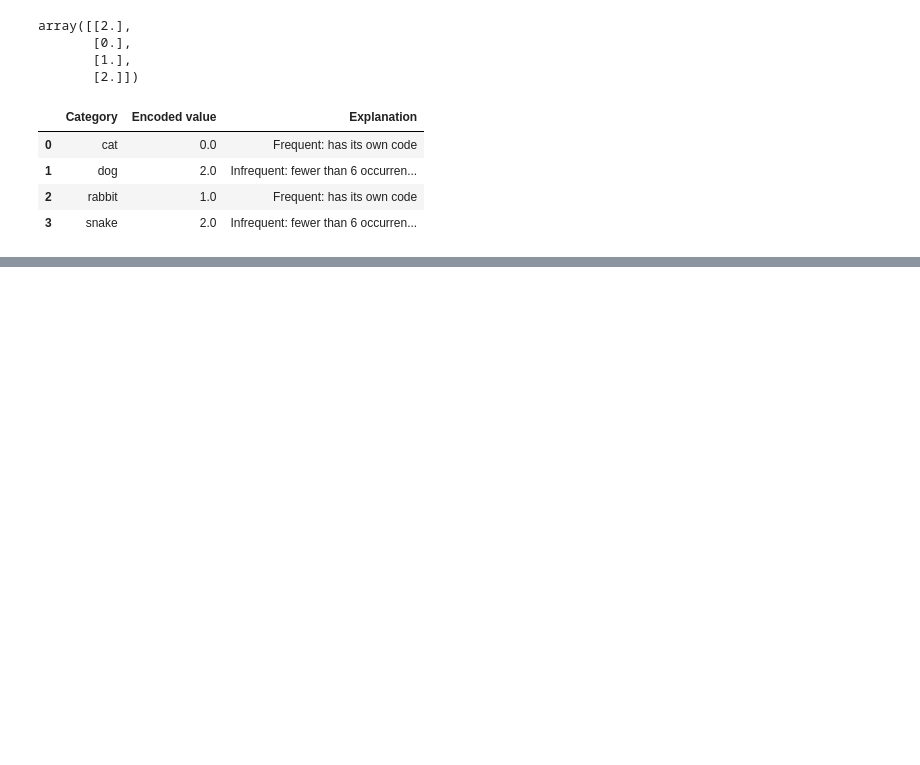
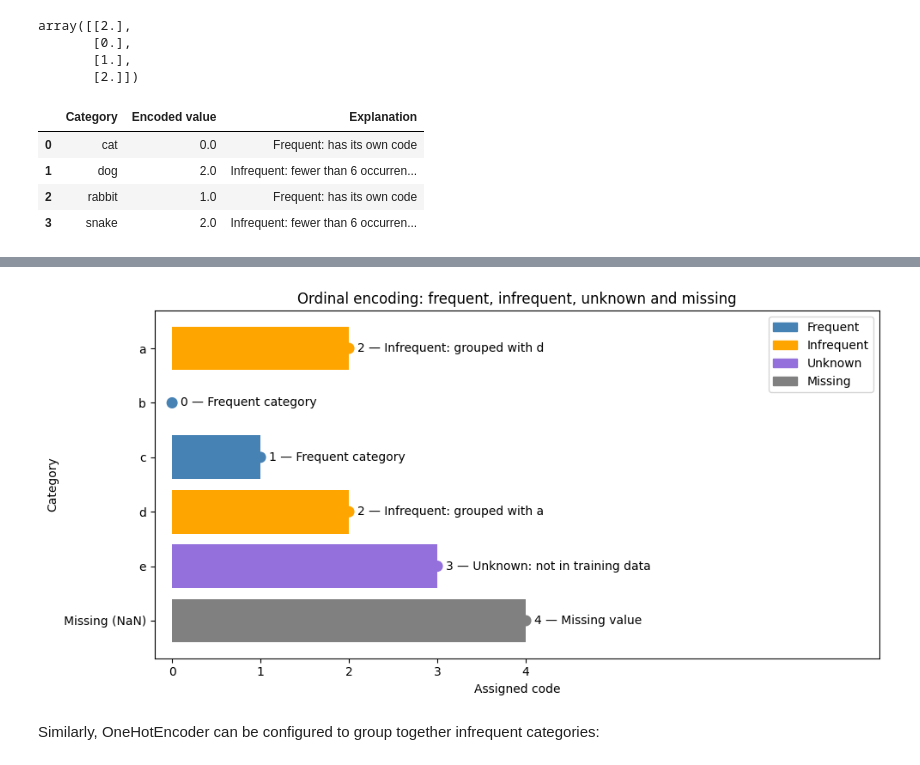
Before and after one commit to nirvana644/IATD-Machine-Learning-Algorithms, a Jupyter notebook: week_1_lesson_4_scikit.ipynb, the cells around one changed output, grey strips where cells are left out. Saved outputs shown, nothing was run; the diff lists cells and outputs as text; code cells hidden in the pictures; blank space fills up the shorter version.

```diff
--- a/week_1_lesson_4_scikit.ipynb
+++ b/week_1_lesson_4_scikit.ipynb
@@ -626,0 +703,10 @@ display(pd.DataFrame({
+# %%
+X_train = np.array(
+    [["a"] * 5 + ["b"] * 20 + ["c"] * 10 + ["d"] * 3 + [np.nan]],
+    dtype=object).T
+enc = preprocessing.OrdinalEncoder(
+    handle_unknown="use_encoded_value", unknown_value=3,
+    max_categories=3, encoded_missing_value=4)
+_ = enc.fit(X_train)
+X_test = np.array([["a"], ["b"], ["c"], ["d"], ["e"], [np.nan]], dtype=object)
+enc.transform(X_test)
@@ -626,0 +720,65 @@ display(pd.DataFrame({
+# %%
+import pandas as pd
+import matplotlib.pyplot as plt
+from matplotlib.patches import Patch
+
+codes = enc.transform(X_test).ravel().astype(int)
+
+labels = [
+    "Missing (NaN)" if pd.isna(value) else str(value)
+    for value in X_test[:, 0]
+]
+
+explanations = [
+    "Infrequent: grouped with d",
+    "Frequent category",
+    "Frequent category",
+    "Infrequent: grouped with a",
+    "Unknown: not in training data",
+    "Missing value"
+]
+
+colours = [
+    "orange", "steelblue", "steelblue",
+    "orange", "mediumpurple", "grey"
+]
+
+# Display all test categories and their meanings
+display(pd.DataFrame({
+    "Category": labels,
+    "Code": codes,
+    "Explanation": explanations
+}))
+
+# Plot the mapping
+fig, ax = plt.subplots(figsize=(10, 5))
+
+ax.barh(labels, codes, color=colours)
+ax.scatter(codes, labels, color=colours, s=70, zorder=3)
+
+for i, (code, explanation) in enumerate(zip(codes, explanations)):
+    ax.text(
+        code + 0.1, i,
+        f"{code} — {explanation}",
+        va="center"
+    )
+
+ax.invert_yaxis()
+ax.set(
+    xlabel="Assigned code",
+    ylabel="Category",
+    title="Ordinal encoding: frequent, infrequent, unknown and missing",
+    xticks=range(5),
+    xlim=(-0.2, 8)
+)
+
+ax.legend(handles=[
+    Patch(color="steelblue", label="Frequent"),
+    Patch(color="orange", label="Infrequent"),
+    Patch(color="mediumpurple", label="Unknown"),
+    Patch(color="grey", label="Missing")
+])
+
+plt.tight_layout()
+plt.show()
+# %% [output]
@@ -626,0 +792,3 @@ display(pd.DataFrame({
+[figure, added]
+# %% [markdown]
+Similarly, OneHotEncoder can be configured to group together infrequent categories:
```
Also changed, not shown: parts of 40 cells of this notebook, 2 other files.
